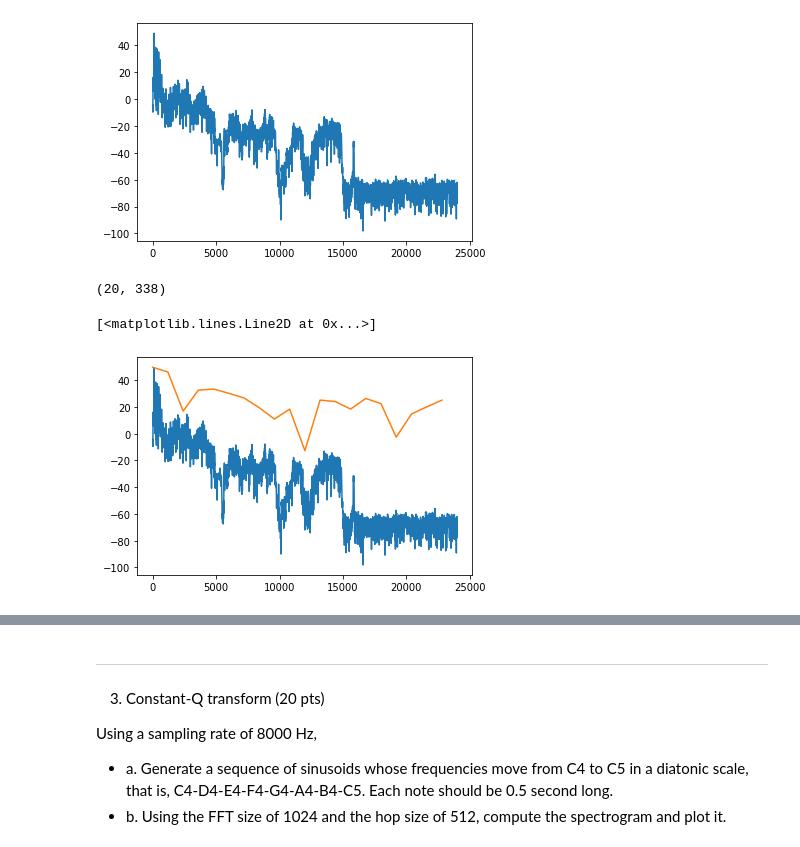
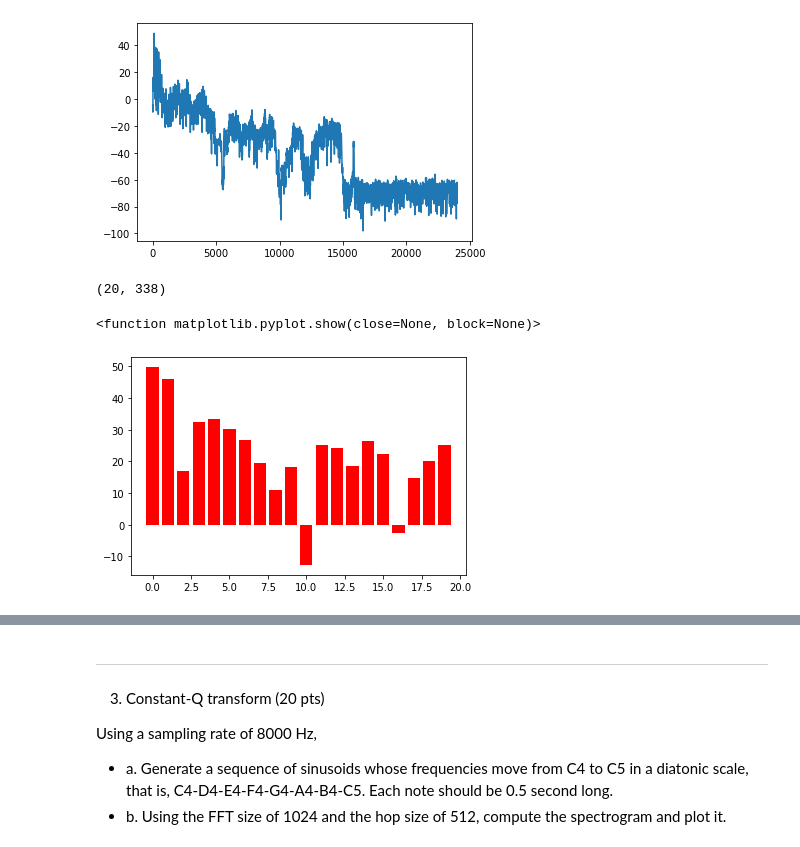
Before and after one commit to changwoonchoi/cl2020, a Jupyter notebook: as_2/assignment02.ipynb, the cells around one changed output, grey strips where cells are left out. Drawn from its saved outputs; the diff is of its cells as text; code cells hidden in the pictures.

```diff
--- a/as_2/assignment02.ipynb
+++ b/as_2/assignment02.ipynb
@@ -386,20 +386,19 @@ plt.plot(fi, 20 * np.log10(np.abs(X[:4096]) + np.finfo(float).eps))
 # %%
 # c) MFCC
 '''
 Using librosa.feature.mfcc, compute the MFCCs of your voice.
 Take a snapshot in the middle and plot MFCCs using matplotlib.pyplot.bar.
 Also, plot the spectral envelope overlaid with the original spectrum.
 '''
-X = spect[:,t]
-fi = np.arange(0, sr // 2, sr / 8192)
-plt.plot(fi, 20 * np.log10(np.abs(X[:4096]) + np.finfo(float).eps))
+
+
 
 mfcc = librosa.feature.mfcc(y=voice, sr=sr)
 print(mfcc.shape)
 mfcc_snapshot = mfcc[:,t]
-fi = np.arange(0, sr // 2, sr / 40)
-plt.plot(fi, 20 * np.log10(np.abs(mfcc_snapshot[:20]) + np.finfo(float).eps))
+plt.bar(np.arange(20), 20 * np.log10(np.abs(mfcc_snapshot[:20]) + np.finfo(float).eps), color='red')
+plt.show
 # %% [output]
 (20, 338)
-[<matplotlib.lines.Line2D at 0x...>]
+<function matplotlib.pyplot.show(close=None, block=None)>
-[figure, old version]
+[figure, new version]
```
Also changed, not shown: parts of 2 cells of this notebook.
